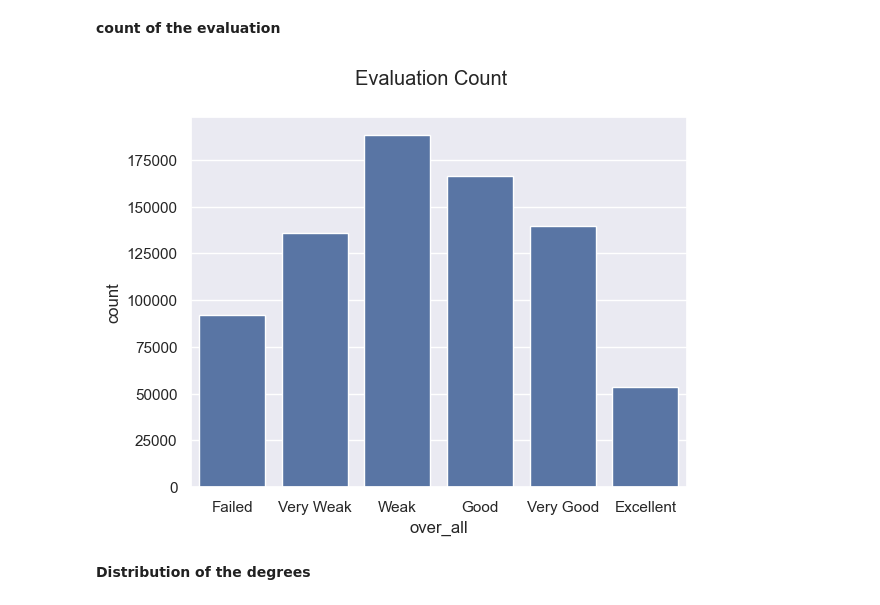
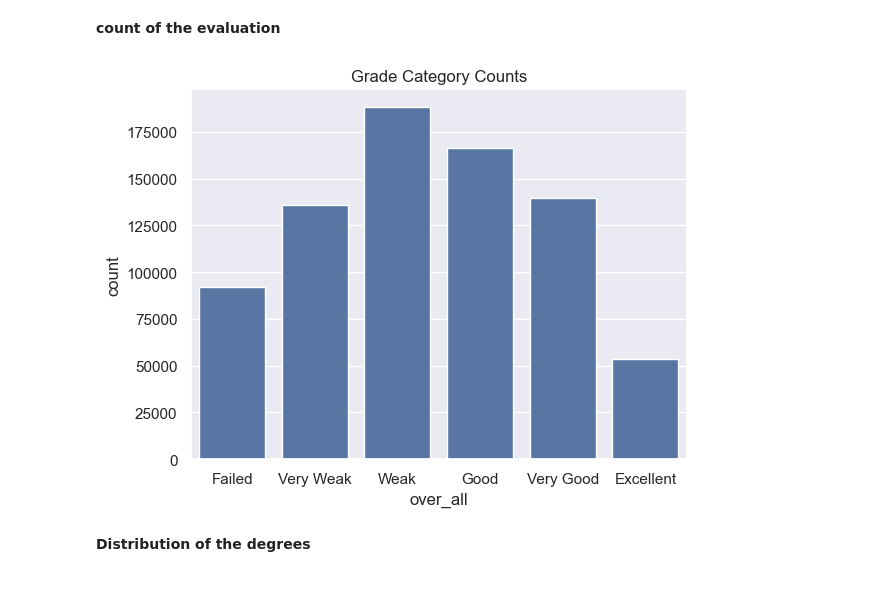
Before and after one commit to Ahmed-level0/Thanawya_2025_Analysis, a Jupyter notebook: analysis.ipynb, the cells around one changed output. Cells and saved outputs as stored; diff of their text form; code cells hidden in the pictures.

```diff
--- a/analysis.ipynb
+++ b/analysis.ipynb
@@ -91,10 +68,11 @@ sns.set_theme("notebook")
 # %% [markdown]
 **count of the evaluation**
 # %%
-sns.countplot(data= newThanawya, x= 'over_all').figure.suptitle("Evaluation Count")
+sns.countplot(data= newThanawya, x= 'over_all')
+plt.title("Grade Category Counts")
 plt.show()
 # %% [output]
-[figure, old version]
+[figure, new version]
 # %% [markdown]
 **Distribution of the degrees**
 # %%
```
Also changed, not shown: parts of 8 cells of this notebook.
